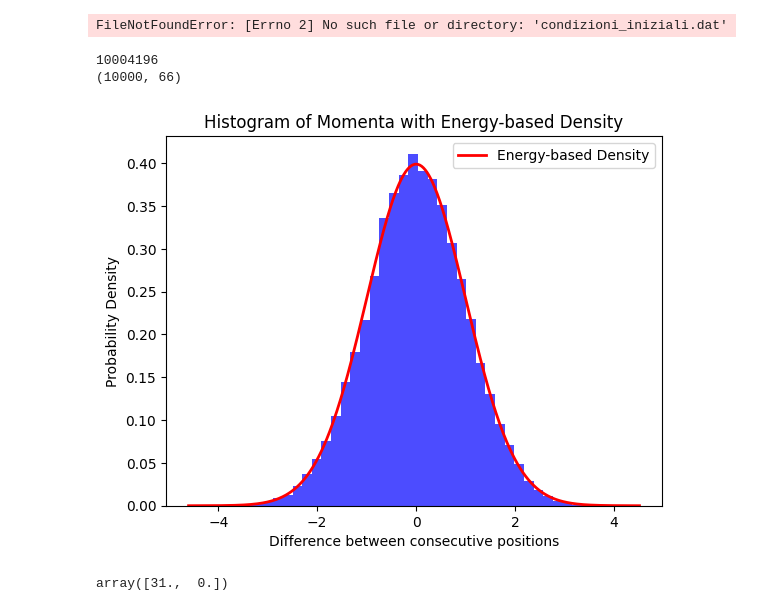
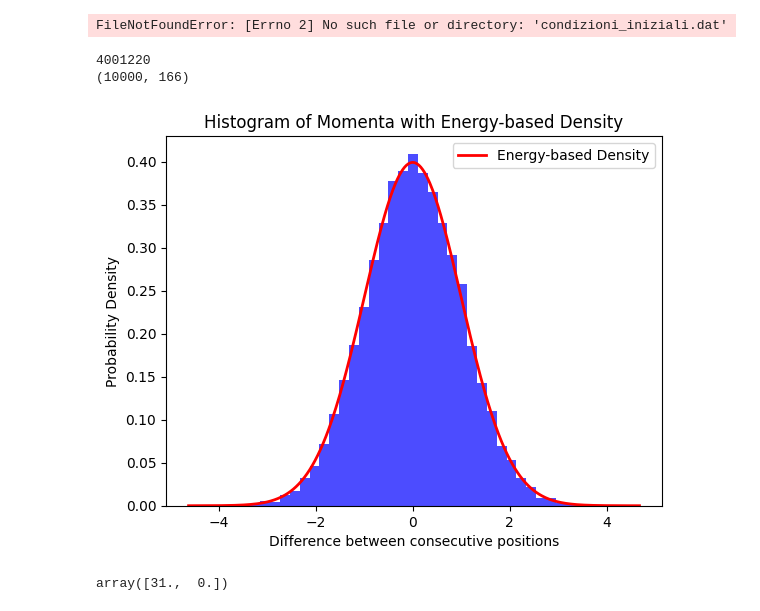
Before and after one commit to vdiflorio/1Dchain, a Jupyter notebook: hist.ipynb, the cells around one changed output. Drawn from its saved outputs; the diff is of its cells as text; code cells hidden in the pictures.

```diff
--- a/hist.ipynb
+++ b/hist.ipynb
@@ -111,9 +111,9 @@ def read_conditions(filename, num_condizioni, neq):
     return condizioni
 
 
-filename = "condizioni.bin"
+filename = "condizioni_80.bin"
 num_condizioni = 10000  # Numero di condizioni da leggere
-N=30
+N=80
 dim=1
 neq= (N+2)*2*dim + 2
 
@@ -134,36 +134,36 @@ xival=np.concatenate(cond_t[:, -2:])
 # Calcola le differenze tra valori successivi di `x` per ciascuna catena (prima dimensione)
 diff_x_all = [np.diff(x_chain) for x_chain in x_values]
 
 # Unisci tutte le differenze in un singolo array per l'istogramma
 diff_x_all = np.concatenate(diff_x_all)
 
 # Crea l'istogramma delle differenze
 plt.hist(xival, bins=40, density=True, alpha=0.7, color='blue')
 
 def energy(x, a, b):
     return x**2/2#(x-1)**2/2 + a * (x-1)**3/3 + b * (x-1)**4/4
 
 def density(x, a, b, beta):
     return np.exp(-beta * energy(x, a, b))
 
 # Generate x values for plotting the density
 x_vals = np.linspace(min(p_values), max(p_values), 500)
 density_vals = density(x_vals, 0, 1, 1)
 density_vals /= np.trapz(density_vals, x_vals)  # Normalize the density
 
 # Step 5: Plot the density function
 plt.plot(x_vals, density_vals, color='red', linewidth=2, label='Energy-based Density')
 
 # Add labels and legend
 plt.xlabel('Difference between consecutive positions')
 plt.ylabel('Probability Density')
 plt.title('Histogram of Momenta with Energy-based Density')
 plt.legend()
 plt.show()
 # %% [output]
-10004196
-(10000, 66)
+4001220
+(10000, 166)
-[figure, old version]
+[figure, new version]
 # %%
 cond_t[0,62:]
 # %% [output]
```
Also changed, not shown: parts of 4 cells of this notebook, 4 other files.
